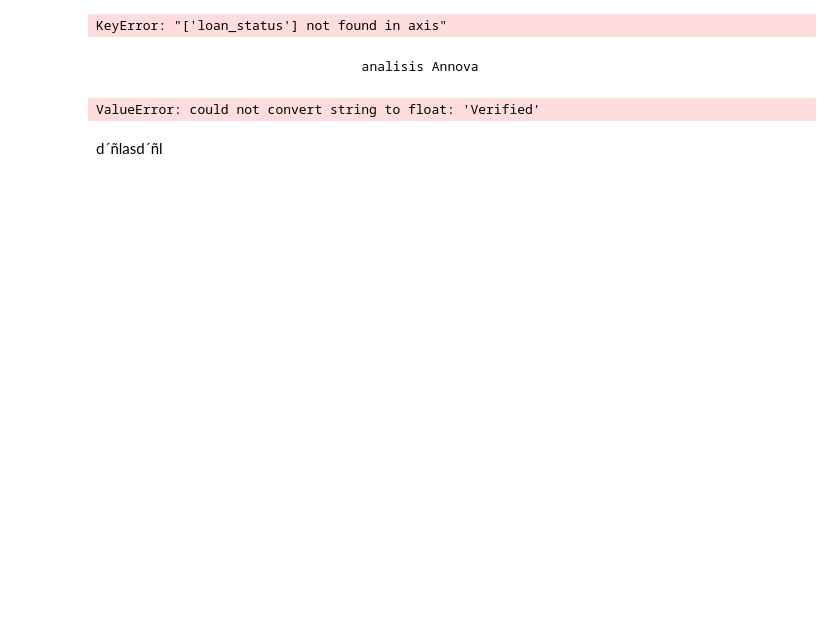
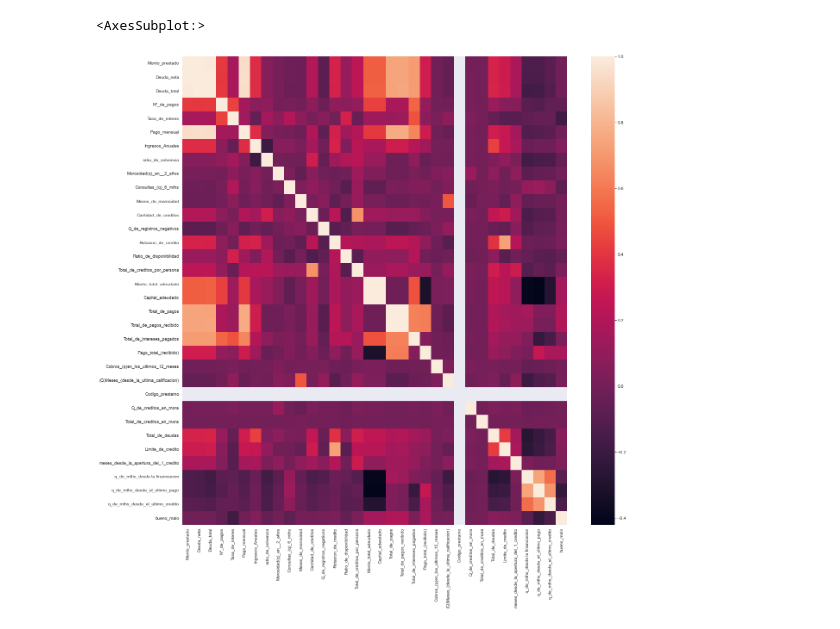
Before and after one commit to lesarmiento37/coder-proyecto, a Jupyter notebook: Copia_de_ProyectoCoderhouse.ipynb, the cells around one changed output. Saved outputs shown, nothing was run; the diff lists cells and outputs as text; code cells hidden in the pictures; blank space fills up the shorter version.

```diff
--- a/Copia_de_ProyectoCoderhouse.ipynb
+++ b/Copia_de_ProyectoCoderhouse.ipynb
@@ -329,3 +145,0 @@ Name: loan_status, dtype: float64
-# %%
-#transformamos la variableprestamo a numerica
-tabla.Grado_del_prestamo.replace(('A','B','C','D','E','F','G'),(1,2,1,3,4,5,6),inplace=True)
@@ -336,8 +145,0 @@ tabla['bueno_malo'] = np.where(tabla.loc[:, 'loan_status'].isin(['Charged Off',
-# %%
-#eliminamos las variable loan del data set
-tabla.drop(columns = ['loan_status'], inplace = True)
-# %% [output]
-KeyError: "['loan_status'] not found in axis"
-# %%
-#eliminamos las variable id set
-tabla.drop(columns = ['id'], inplace = True)
@@ -346,11 +145,0 @@ tabla.groupby(nombre de la columna).count()
-# %% [markdown]
-                                    analisis Annova
-# %%
-# Calculate F Statistic and corresponding p values
-F_statistic, p_values = f_classif(tabla,Target)
-# convert to a DF
-ANOVA_F_table =pd.DataFrame(tabla={'Numerical_Feature': tabla.columns.values, 'F-Score': F_statistic, 'p values': p_values.round(decimals=10)})
-ANOVA_F_table.sort_values(by = ['F-Score'], ascending = False, ignore_index = True, inplace = True)
-ANOVA_F_table
-# %% [output]
-ValueError: could not convert string to float: 'Verified'
@@ -359,2 +146,11 @@ Target=tabla['bueno_malo']
-# %% [markdown]
-d´ñlasd´ñl
+# %%
+# Se divide la tabla en variables categóricas y numéricas
+tabla_cat = tabla.select_dtypes(include = 'object').copy()
+tabla_num = tabla.select_dtypes(include = 'number').copy()
+# %%
+corrmat = tabla_num.corr()
+plt.figure(figsize=(20,20))
+sns.heatmap(corrmat)
+# %% [output]
+<AxesSubplot:>
+[figure, added]
```
Also changed, not shown: parts of 53 cells of this notebook, 2 other files.
